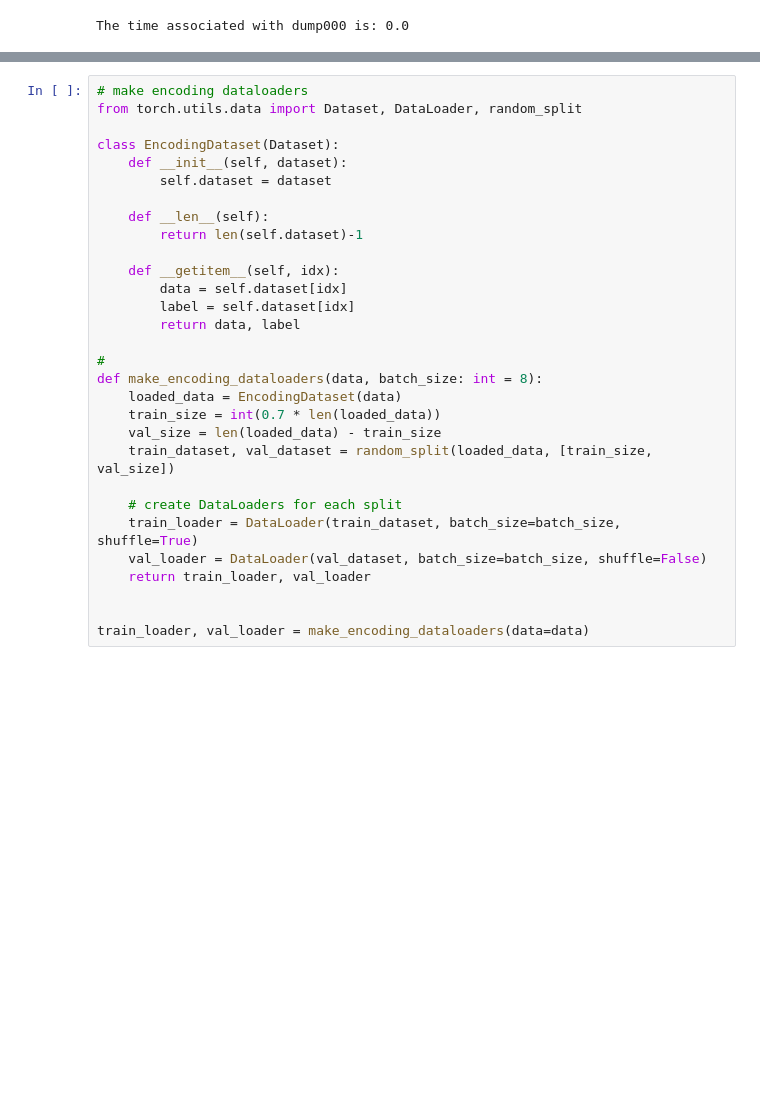
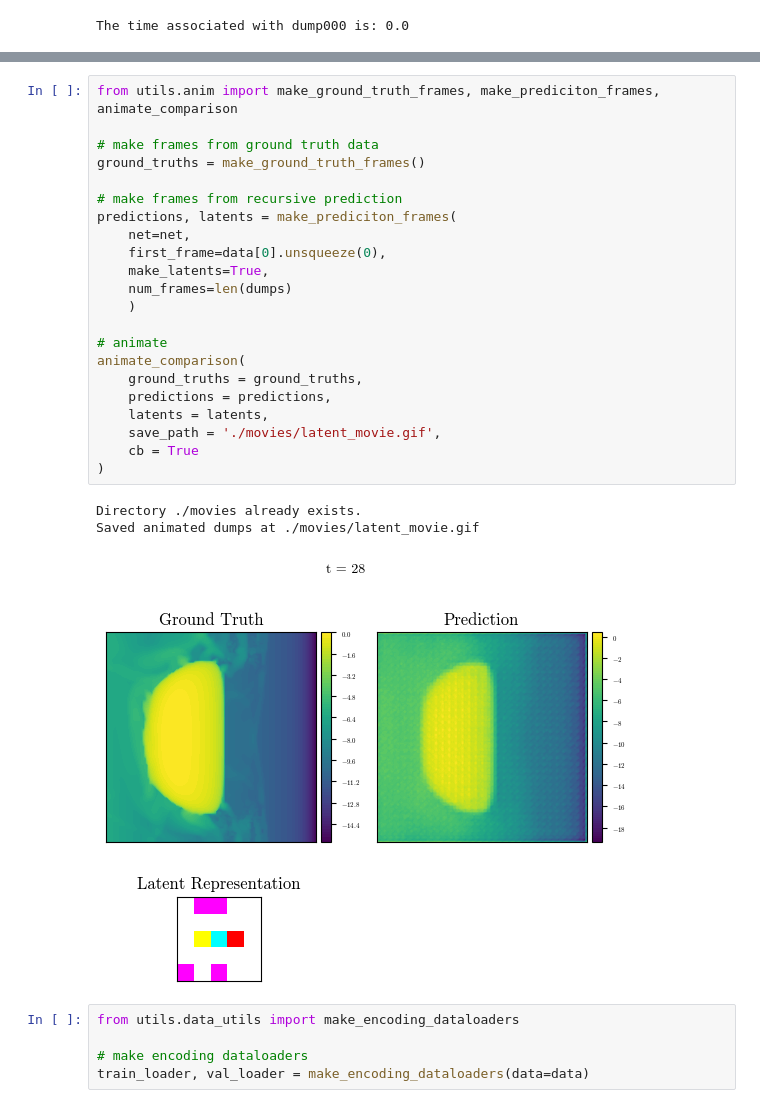
Before and after one commit to JackHanke/bh, a Jupyter notebook: harm.ipynb, the cells around one changed output, grey strips where cells are left out. Saved outputs shown, nothing was run; the diff lists cells and outputs as text; blank space fills up the shorter version.

```diff
--- a/harm.ipynb
+++ b/harm.ipynb
@@ -176,31 +143,32 @@ animate_comparison(
-# %%
-# make encoding dataloaders
-from torch.utils.data import Dataset, DataLoader, random_split
-
-class EncodingDataset(Dataset):
-    def __init__(self, dataset):
-        self.dataset = dataset
-
-    def __len__(self):
-        return len(self.dataset)-1
-
-    def __getitem__(self, idx):
-        data = self.dataset[idx]
-        label = self.dataset[idx]
-        return data, label
-
-#
-def make_encoding_dataloaders(data, batch_size: int = 8):
-    loaded_data = EncodingDataset(data)
-    train_size = int(0.7 * len(loaded_data))
-    val_size = len(loaded_data) - train_size
-    train_dataset, val_dataset = random_split(loaded_data, [train_size, val_size])
-
-    # create DataLoaders for each split
-    train_loader = DataLoader(train_dataset, batch_size=batch_size, shuffle=True)
-    val_loader = DataLoader(val_dataset, batch_size=batch_size, shuffle=False)
-    return train_loader, val_loader
-
-
-train_loader, val_loader = make_encoding_dataloaders(data=data)
+# %%
+from utils.anim import make_ground_truth_frames, make_prediciton_frames, animate_comparison
+
+# make frames from ground truth data
+ground_truths = make_ground_truth_frames()
+
+# make frames from recursive prediction
+predictions, latents = make_prediciton_frames(
+    net=net,
+    first_frame=data[0].unsqueeze(0),
+    make_latents=True,
+    num_frames=len(dumps)
+    )
+
+# animate
+animate_comparison(
+    ground_truths = ground_truths,
+    predictions = predictions,
+    latents = latents,
+    save_path = './movies/latent_movie.gif',
+    cb = True
+)
+# %% [output]
+Directory ./movies already exists.
+Saved animated dumps at ./movies/latent_movie.gif
+[figure, added]
+# %%
+from utils.data_utils import make_encoding_dataloaders
+
+# make encoding dataloaders
+train_loader, val_loader = make_encoding_dataloaders(data=data)
 # %%
```
Also changed, not shown: parts of 10 cells of this notebook, 8 other files.
